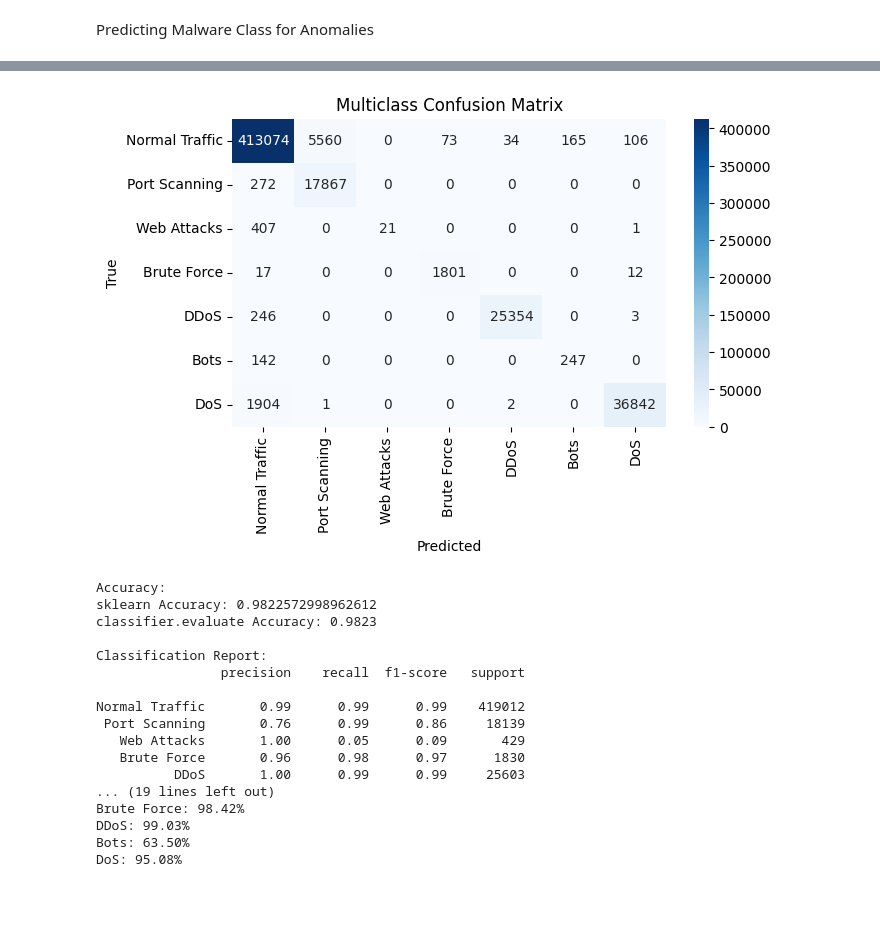
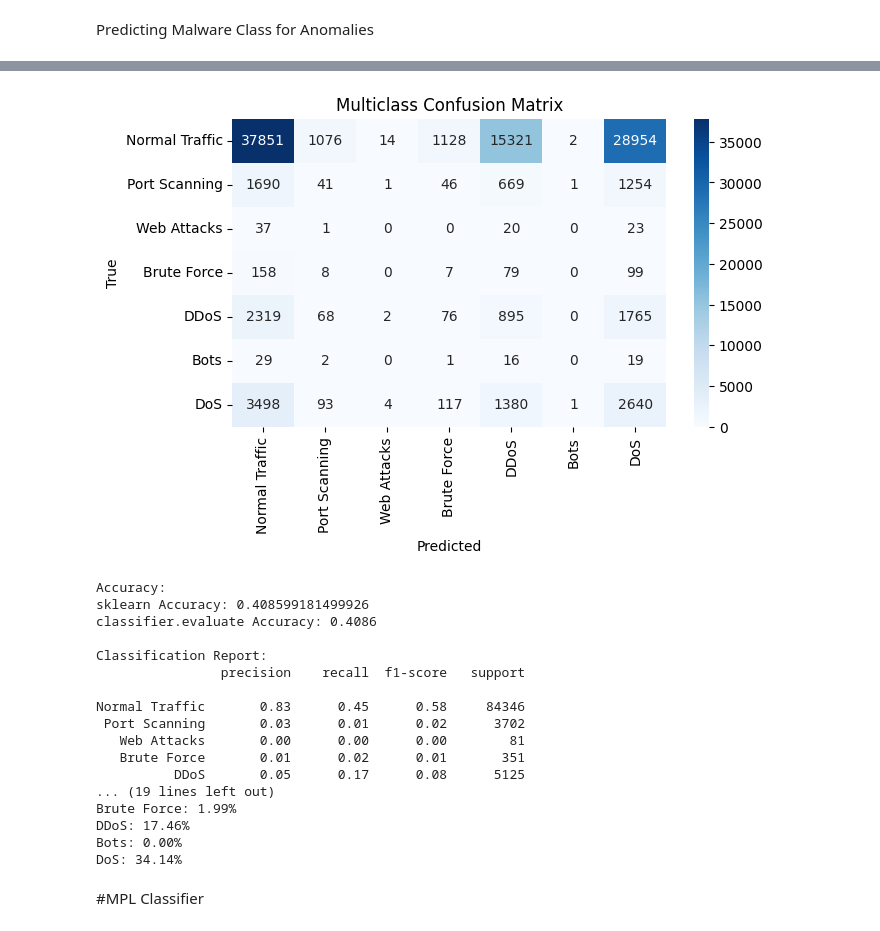
Before and after one commit to SianC7/LAIDS, a Jupyter notebook: Sian's_Autoencoder.ipynb, the cells around one changed output, grey strips where cells are left out. Saved outputs shown, nothing was run; the diff lists cells and outputs as text; code cells hidden in the pictures; blank space fills up the shorter version.

Commit message:
64 ->16-> 64 AE model

```diff
--- a/Sian's_Autoencoder.ipynb
+++ b/Sian's_Autoencoder.ipynb
@@ -17,7 +17,7 @@ pd.set_option('display.max_colwidth', None)
 
 # Get Data file path
 file_path = '/content/drive/MyDrive/Colab Notebooks/Honours Project/Datasets/cicids2017_cleaned.csv'
-#file_path = '/content/drive/MyDrive/Colab Notebooks/Honours Project/Datasets/ADASYN_CICIDS2017_Dataset.csv'
+#file_path = '/content/drive/MyDrive/Colab Notebooks/Honours Project/Datasets/CICIDS2017 ADASYN Dataset/ADASYN_CICIDS2017_Dataset5.csv'
 cicids2017_df = pd.read_csv(file_path, sep=",", comment="#", header=0)
 cicids2017_df.columns = cicids2017_df.columns.str.strip()  # Strip whitespace from column names
 
@@ -46,7 +46,9 @@ print(f"Total Malicious Samples: {total_malicious}")
 attack_types = cicids2017_df['Attack Type'].unique()
 
 # Create a mapping from attack type to integer label
-attack_type_map = {type: i for i, type in enumerate(attack_types)}
+#attack_type_map = {type: i for i, type in enumerate(attack_types)}
+attack_type_map = {'Normal Traffic': 0, 'Port Scanning': 1, 'Web Attacks': 2, 'Brute Force': 3, 'DDoS': 4, 'Bots': 5, 'DoS': 6} # Use the specified mapping
+
 
 # Apply label encoding
 cicids2017_df['Attack Type'] = cicids2017_df['Attack Type'].map(attack_type_map)
@@ -362,13 +307,13 @@ import numpy as np
 
 # --- Normalize ---
 # Initialize the scaler
-#scaler = RobustScaler()
-#scaler = StandardScaler()
+#scaler = RobustScaler() -> Not possible
+#scaler = StandardScaler() -> Not possible
 scaler = MinMaxScaler()
 
 # Apply the scaler
 X_train = scaler.fit_transform(X_train) # Standardise data features
-X_classifier_train = scaler.fit_transform(X_classifier_train)
+X_classifier_train = scaler.transform(X_classifier_train)
 X_classifier_val = scaler.transform(X_classifier_val)
 X_val = scaler.transform(X_val)
 X_test = scaler.transform(X_test)
@@ -377,6 +322,8 @@ X_test = scaler.transform(X_test)
 # Print the shape of the scaled data to verify
 print(f"Shape of X_train after scaling: {X_train.shape}")
 print(f"Shape of X_val after scaling: {X_val.shape}")
+print(f"Shape of X_classifier_train after scaling: {X_classifier_train.shape}")
+print(f"Shape of X_classifier_val after scaling: {X_classifier_val.shape}")
 print(f"Shape of X_test after scaling: {X_test.shape}")
 # %% [output]
 Shape of X_train after scaling: (712318, 52)
@@ -886,0 +971,15 @@ Get Training Data
+# %%
+import numpy as np
+
+# Get the indices of samples predicted as malicious by the autoencoder
+# Use np.where to get the indices from the numpy array y_pred
+malicious_indices = np.where(y_pred != 0)[0]
+
+# Use these indices to select the corresponding samples from the original test set features and labels
+# Since X_test and y_test are now NumPy arrays after scaling and shuffling,
+# we can use direct indexing.
+X_classifier_test = X_test[malicious_indices]
+y_classifier_test = y_test[malicious_indices]
+
+print(f"Shape of X_classifier_test: {X_classifier_test.shape}")
+print(f"Shape of y_classifier_test: {y_classifier_test.shape}")
@@ -945,8 +1047,8 @@ start_time = timeit.default_timer()
 # Train the model
 history = classifier.fit(
     X_classifier_train, y_classifier_train,
-    epochs=10,
-    batch_size=32,
+    epochs=20,
+    batch_size=64,
     validation_data=(X_classifier_val, y_classifier_val),
     verbose=1,
     callbacks=[early_stopping] # Add early stopping callback
@@ -1014,14 +1106,14 @@ import numpy as np # Import numpy
 import matplotlib.pyplot as plt # Import matplotlib for plotting
 
 # Get models predictions of x_test dataset
-y_pred_probs = classifier.predict(X_test)
+y_pred_probs = classifier.predict(X_classifier_test)
 
 # For multiclass classification, the prediction is the class with the highest probability
 y_pred = np.argmax(y_pred_probs, axis=1)
 
 # --- Confusion matrix ---
 # For multiclass, confusion_matrix directly handles the true and predicted labels
-cm = confusion_matrix(y_test, y_pred)
+cm = confusion_matrix(y_classifier_test, y_pred)
 
 print("\nConfusion Matrix:")
 
@@ -1041,15 +1133,15 @@ plt.show()
 
 # Accuracy scores
 print("\nAccuracy:")
-print("sklearn Accuracy:", accuracy_score(y_test, y_pred))
-test_loss, test_acc = classifier.evaluate(X_test, y_test, verbose=0)# Evaluate model with test set
+print("sklearn Accuracy:", accuracy_score(y_classifier_test, y_pred))
+test_loss, test_acc = classifier.evaluate(X_classifier_test, y_classifier_test, verbose=0)# Evaluate model with test set
 print(f"classifier.evaluate Accuracy: {test_acc:.4f}")
 
 # Classification report (accuracy, precision, recall, F1)
 print("\nClassification Report:")
 # target_names should be the actual class names
-report = classification_report(y_test, y_pred, target_names=labels, output_dict=True)
-print(classification_report(y_test, y_pred, target_names=labels))
+report = classification_report(y_classifier_test, y_pred, target_names=labels, output_dict=True)
+print(classification_report(y_classifier_test, y_pred, target_names=labels))
 
 # --- Custom Metrics for Malware vs Benign (Normal Traffic) ---
 normal_traffic_label = attack_type_map.get('Normal Traffic', None)
@@ -1105,20 +1197,22 @@ if normal_traffic_label is not None:
 
 Confusion Matrix:
-[figure, old version]
+[figure, new version]
 Accuracy:
-sklearn Accuracy: 0.9822572998962612
-classifier.evaluate Accuracy: 0.9823
+sklearn Accuracy: 0.408599181499926
+classifier.evaluate Accuracy: 0.4086
 
 Classification Report:
                 precision    recall  f1-score   support
 
-Normal Traffic       0.99      0.99      0.99    419012
- Port Scanning       0.76      0.99      0.86     18139
-   Web Attacks       1.00      0.05      0.09       429
-   Brute Force       0.96      0.98      0.97      1830
-          DDoS       1.00      0.99      0.99     25603
+Normal Traffic       0.83      0.45      0.58     84346
+ Port Scanning       0.03      0.01      0.02      3702
+   Web Attacks       0.00      0.00      0.00        81
+   Brute Force       0.01      0.02      0.01       351
+          DDoS       0.05      0.17      0.08      5125
 ... (19 lines left out)
-Brute Force: 98.42%
-DDoS: 99.03%
-Bots: 63.50%
-DoS: 95.08%
+Brute Force: 1.99%
+DDoS: 17.46%
+Bots: 0.00%
+DoS: 34.14%
+# %% [markdown]
+#MPL Classifier
```
Also changed, not shown: parts of 24 cells of this notebook.
